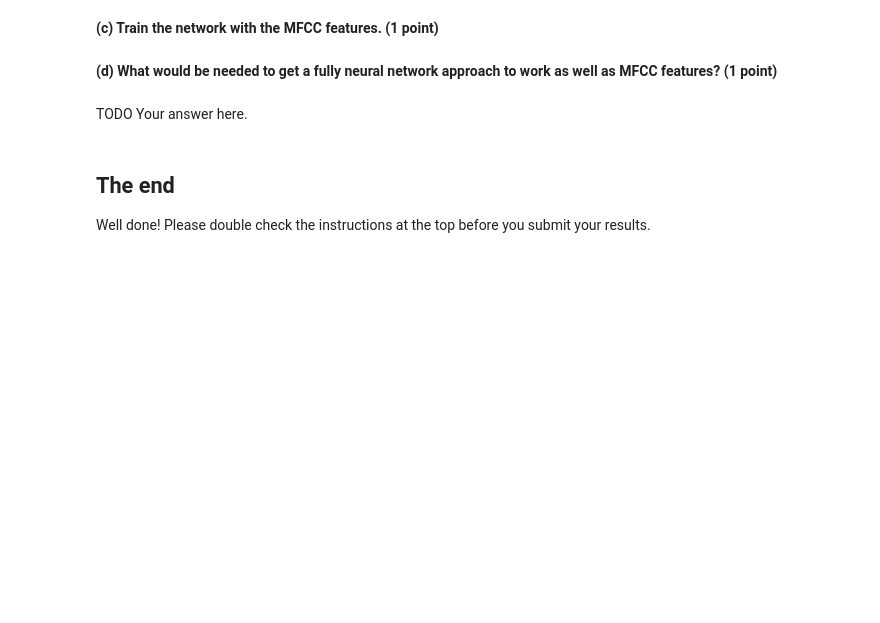
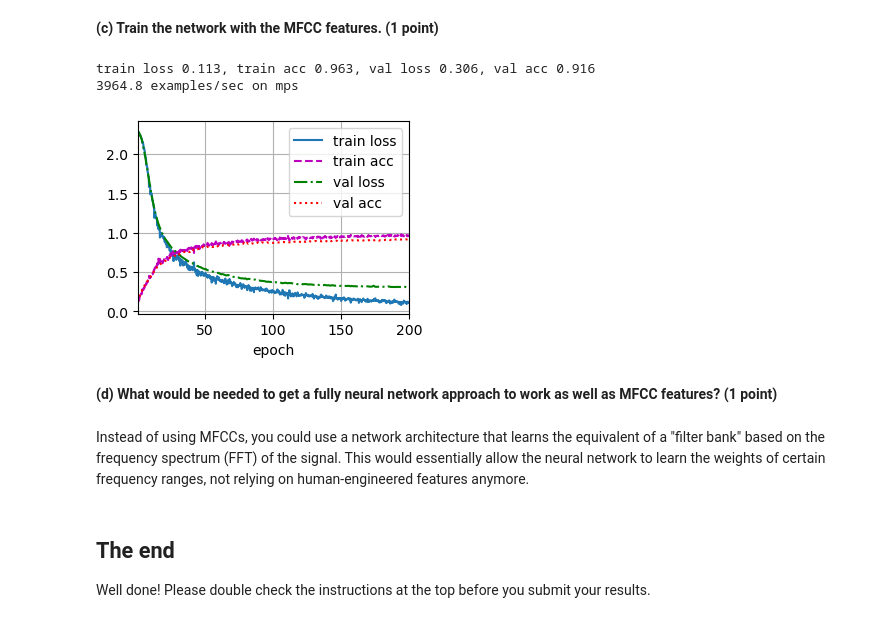
Before and after one commit to aschroede/RU-Deep-Learning, a Jupyter notebook: Assignment 4/dl-assignment-4.ipynb, the cells around one changed output. Saved outputs shown, nothing was run; the diff lists cells and outputs as text; code cells hidden in the pictures; blank space fills up the shorter version.

```diff
--- a/Assignment 4/dl-assignment-4.ipynb
+++ b/Assignment 4/dl-assignment-4.ipynb
@@ -809,7 +802,15 @@ def build_net():
         torch.nn.AvgPool1d(kernel_size=2, stride=2),
         # TODO: Add three more convolutional layers, ReLU layers and pooling layers;
         #       doubling the number of channels each time
-        # TODO: Your code here.
+        torch.nn.Conv1d(4, 8, kernel_size=5),
+        torch.nn.ReLU(),
+        torch.nn.AvgPool1d(kernel_size=2, stride=2),
+        torch.nn.Conv1d(8, 16, kernel_size=5),
+        torch.nn.ReLU(),
+        torch.nn.AvgPool1d(kernel_size=2, stride=2),
+        torch.nn.Conv1d(16, 32, kernel_size=5),
+        torch.nn.ReLU(),
+        torch.nn.AvgPool1d(kernel_size=2, stride=2),
         torch.nn.Flatten(),
         torch.nn.Linear(11872, 128),
         torch.nn.ReLU(),
@@ -1130,9 +1389,27 @@ assert train_data_mfcc[0][0].shape == torch.Size([13,74]), "There is something w
 The MFCC features will have 13 channels instead of 1 (the `unsqueeze` operation is not needed).
 
 **(b) Inspect the shape of the data, and define a new network architecture that accepts data with this shape.<span style="float:right"> (1 point)</span>**
-# %%
-def build_net_mfcc():
-    # TODO: Your code here.
-    ...
+# %%
+def build_net_mfcc():
+    return torch.nn.Sequential(
+        torch.nn.Conv1d(13, 4, kernel_size=5),
+        torch.nn.ReLU(),
+        torch.nn.AvgPool1d(kernel_size=2, stride=2),
+        torch.nn.Conv1d(4, 8, kernel_size=5),
+        torch.nn.ReLU(),
+        torch.nn.AvgPool1d(kernel_size=2, stride=2),
+        torch.nn.Conv1d(8, 16, kernel_size=5),
+        torch.nn.ReLU(),
+        torch.nn.AvgPool1d(kernel_size=2, stride=2),
+        torch.nn.Conv1d(16, 32, kernel_size=5),
+        torch.nn.ReLU(),
+        # Removing pooling and dimension reduction layers, as input shape was smaller initially.
+        # torch.nn.AvgPool1d(kernel_size=2, stride=2),
+        torch.nn.Flatten(),
+        # torch.nn.Linear(96, 128),
+        # torch.nn.ReLU(),
+        # torch.nn.Linear(128, 64),
+        # torch.nn.ReLU(),
+        torch.nn.Linear(32, 10))
 # %% [markdown]
 **(c) Train the network with the MFCC features.<span style="float:right"> (1 point)</span>**
@@ -1141,7 +1416,14 @@ def build_net_mfcc():
+# %%
+net = build_net_mfcc()
+train(net, train_data_mfcc, validation_data_mfcc, num_epochs=200, lr=0.0001)
+# %% [output]
+train loss 0.113, train acc 0.963, val loss 0.306, val acc 0.916
+3964.8 examples/sec on mps
+[figure, added]
 # %% [markdown]
 **(d) What would be needed to get a fully neural network approach to work as well as MFCC features?<span style="float:right"> (1 point)</span>**
-# %% [markdown]
-TODO Your answer here.
+# %% [markdown]
+Instead of using MFCCs, you could use a network architecture that learns the equivalent of a "filter bank" based on the frequency spectrum (FFT) of the signal. This would essentially allow the neural network to learn the weights of certain frequency ranges, not relying on human-engineered features anymore.
 # %% [markdown]
 ## The end
 
```
Also changed, not shown: parts of 42 cells of this notebook, 1 other file.
